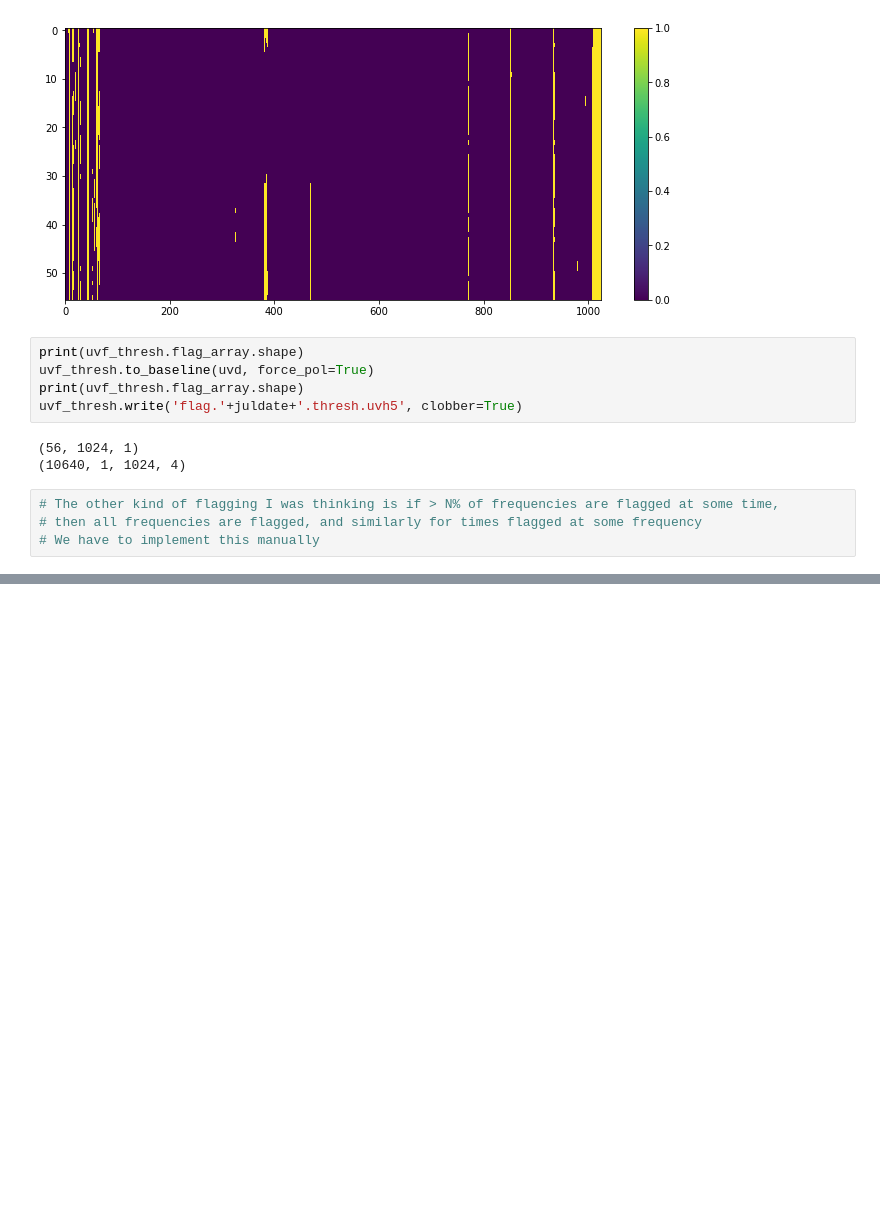
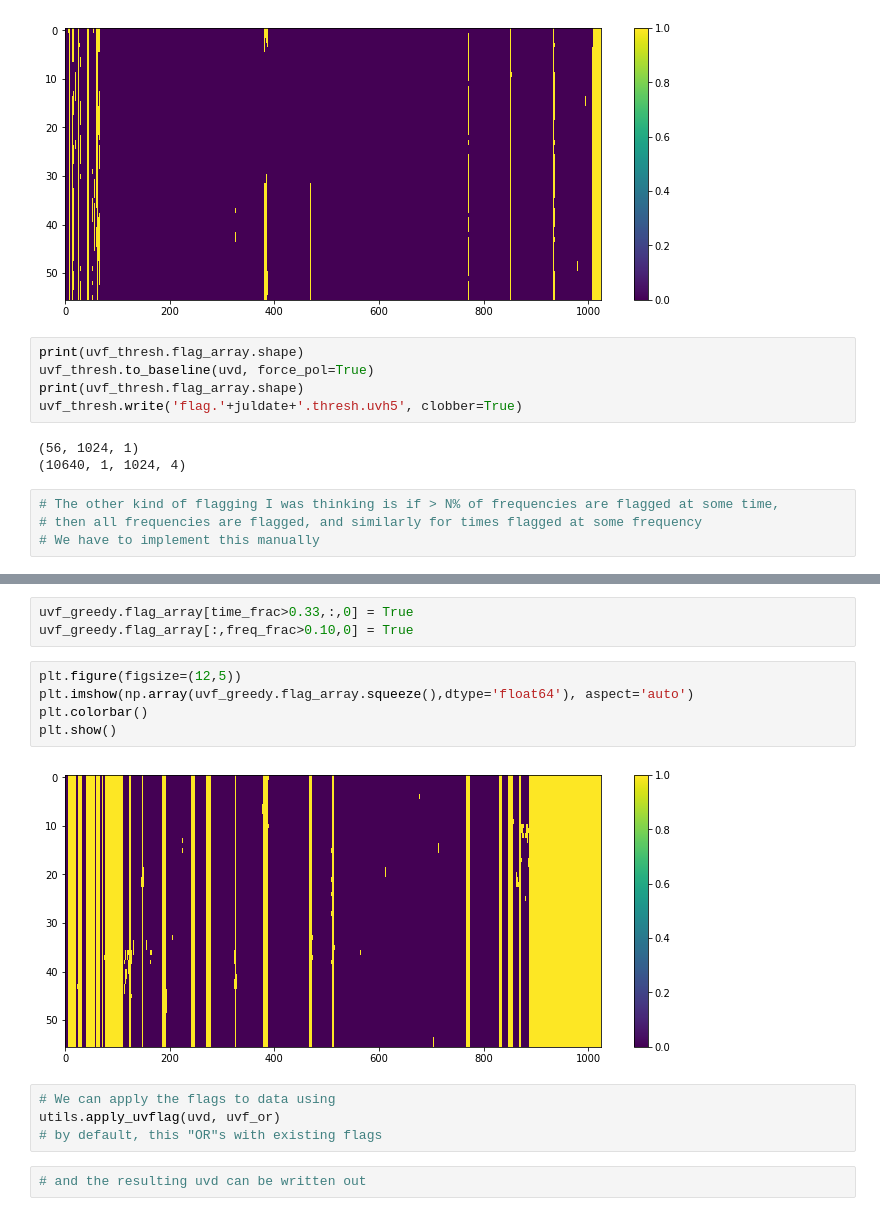
Before and after one commit to UPennEoR/plimpy, a Jupyter notebook: ModernizeHERA19/FlagsAndCalibration.ipynb, the cells around one changed output, grey strips where cells are left out. Drawn from its saved outputs; the diff is of its cells as text; blank space fills up the shorter version.

```diff
--- a/ModernizeHERA19/FlagsAndCalibration.ipynb
+++ b/ModernizeHERA19/FlagsAndCalibration.ipynb
@@ -183,0 +212,16 @@ uvf_thresh.write('flag.'+juldate+'.thresh.uvh5', clobber=True)
+# %%
+uvf_greedy.flag_array[time_frac>0.33,:,0] = True
+uvf_greedy.flag_array[:,freq_frac>0.10,0] = True
+# %%
+plt.figure(figsize=(12,5))
+plt.imshow(np.array(uvf_greedy.flag_array.squeeze(),dtype='float64'), aspect='auto')
+plt.colorbar()
+plt.show()
+# %% [output]
+[figure, added]
+# %%
+# We can apply the flags to data using
+utils.apply_uvflag(uvd, uvf_or)
+# by default, this "OR"s with existing flags
+# %%
+# and the resulting uvd can be written out
```
Also changed, not shown: parts of 7 cells of this notebook.
